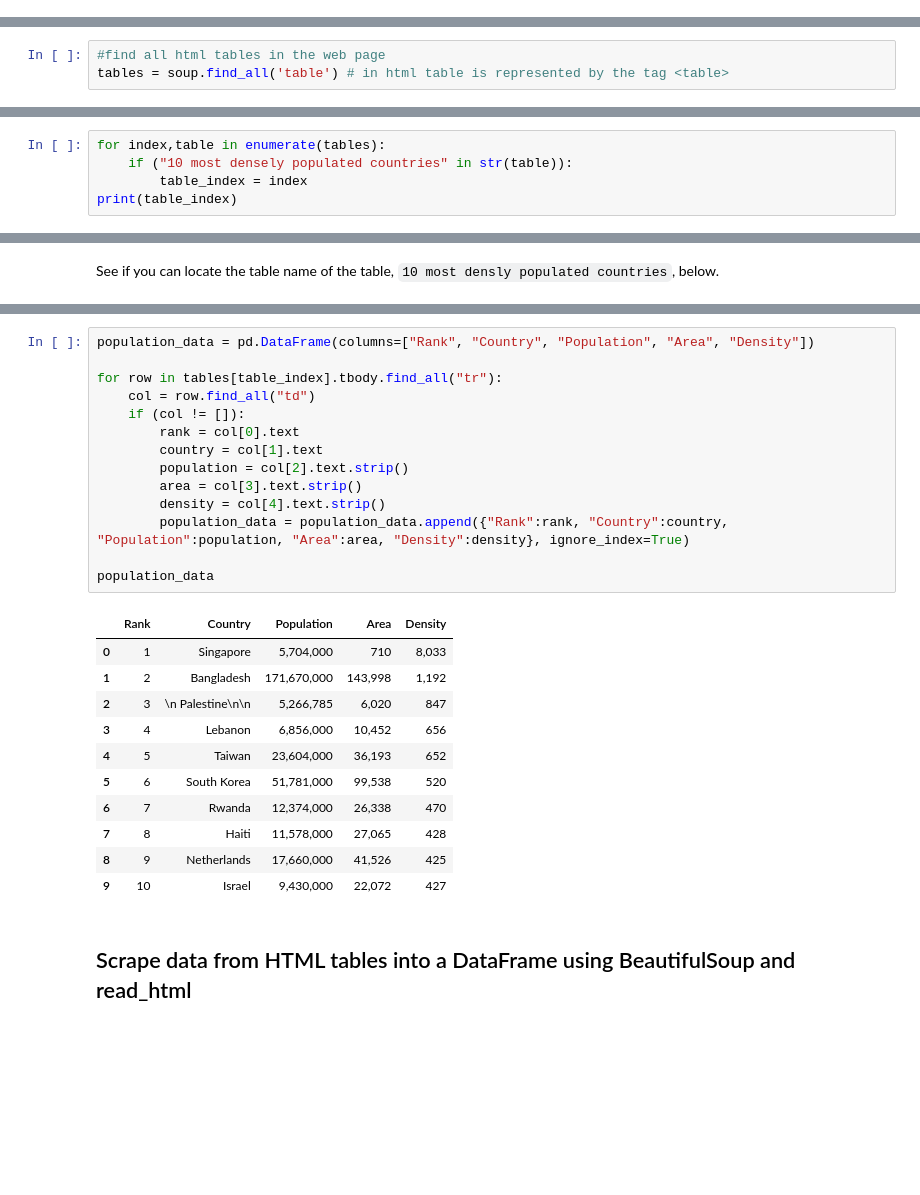
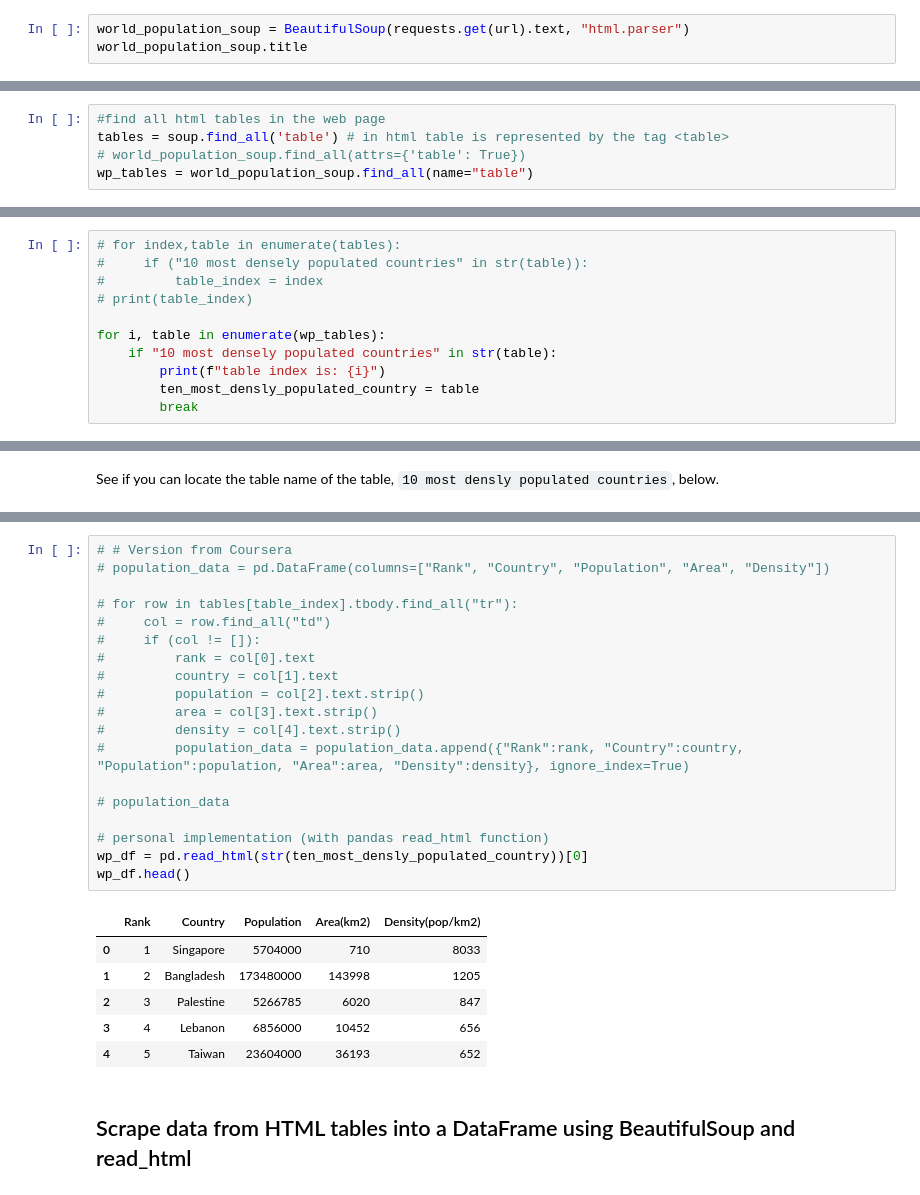
Before and after one commit to Madbubbl3/IBM-Data-Science-Professional-Certificate, a Jupyter notebook: Course 5 Python for Data Science/WebScraping_Review_Lab.ipynb, the cells around one changed output, grey strips where cells are left out. Drawn from its saved outputs; the diff is of its cells as text; blank space fills up the shorter version.

```diff
--- a/Course 5 Python for Data Science/WebScraping_Review_Lab.ipynb
+++ b/Course 5 Python for Data Science/WebScraping_Review_Lab.ipynb
@@ -658,3 +730,6 @@ Before proceeding to scrape a web site, you need to examine the contents, and th
 data  = requests.get(url).text
 # %%
 soup = BeautifulSoup(data,"html.parser")
+# %%
+world_population_soup = BeautifulSoup(requests.get(url).text, "html.parser")
+world_population_soup.title
@@ -661,6 +738,8 @@ soup = BeautifulSoup(data,"html.parser")
 # %%
 #find all html tables in the web page
 tables = soup.find_all('table') # in html table is represented by the tag <table>
+# world_population_soup.find_all(attrs={'table': True})
+wp_tables = world_population_soup.find_all(name="table")
 # %%
 # we can see how many tables were found by checking the length of the tables list
 len(tables)
@@ -669,8 +748,14 @@ len(tables)
 # %% [markdown]
 Assume that we are looking for the `10 most densly populated countries` table, we can look through the tables list and find the right one we are look for based on the data in each table or we can search for the table name if it is in the table but this option might not always work.
 # %%
-for index,table in enumerate(tables):
-    if ("10 most densely populated countries" in str(table)):
-        table_index = index
-print(table_index)
+# for index,table in enumerate(tables):
+#     if ("10 most densely populated countries" in str(table)):
+#         table_index = index
+# print(table_index)
+
+for i, table in enumerate(wp_tables):
+    if "10 most densely populated countries" in str(table):
+        print(f"table index is: {i}")
+        ten_most_densly_populated_country = table
+        break
 # %% [output]
@@ -698,31 +785,31 @@ print(tables[table_index].prettify())
  </tbody>
 </table>
 # %%
-population_data = pd.DataFrame(columns=["Rank", "Country", "Population", "Area", "Density"])
+# # Version from Coursera
+# population_data = pd.DataFrame(columns=["Rank", "Country", "Population", "Area", "Density"])
 
-for row in tables[table_index].tbody.find_all("tr"):
-    col = row.find_all("td")
-    if (col != []):
-        rank = col[0].text
-        country = col[1].text
-        population = col[2].text.strip()
-        area = col[3].text.strip()
-        density = col[4].text.strip()
-        population_data = population_data.append({"Rank":rank, "Country":country, "Population":population, "Area":area, "Density":density}, ignore_index=True)
+# for row in tables[table_index].tbody.find_all("tr"):
+#     col = row.find_all("td")
+#     if (col != []):
+#         rank = col[0].text
+#         country = col[1].text
+#         population = col[2].text.strip()
+#         area = col[3].text.strip()
+#         density = col[4].text.strip()
+#         population_data = population_data.append({"Rank":rank, "Country":country, "Population":population, "Area":area, "Density":density}, ignore_index=True)
 
-population_data
+# population_data
+
+# personal implementation (with pandas read_html function)
+wp_df = pd.read_html(str(ten_most_densly_populated_country))[0]
+wp_df.head()
 # %% [output]
-|  | Rank | Country | Population | Area | Density |
-| 0 | 1 | Singapore | 5,704,000 | 710 | 8,033 |
-| 1 | 2 | Bangladesh | 171,670,000 | 143,998 | 1,192 |
-| 2 | 3 | \n Palestine\n\n | 5,266,785 | 6,020 | 847 |
-| 3 | 4 | Lebanon | 6,856,000 | 10,452 | 656 |
-| 4 | 5 | Taiwan | 23,604,000 | 36,193 | 652 |
-| 5 | 6 | South Korea | 51,781,000 | 99,538 | 520 |
-| 6 | 7 | Rwanda | 12,374,000 | 26,338 | 470 |
-| 7 | 8 | Haiti | 11,578,000 | 27,065 | 428 |
-| 8 | 9 | Netherlands | 17,660,000 | 41,526 | 425 |
-| 9 | 10 | Israel | 9,430,000 | 22,072 | 427 |
+|  | Rank | Country | Population | Area(km2) | Density(pop/km2) |
+| 0 | 1 | Singapore | 5704000 | 710 | 8033 |
+| 1 | 2 | Bangladesh | 173480000 | 143998 | 1205 |
+| 2 | 3 | Palestine | 5266785 | 6020 | 847 |
+| 3 | 4 | Lebanon | 6856000 | 10452 | 656 |
+| 4 | 5 | Taiwan | 23604000 | 36193 | 652 |
 # %% [markdown]
 ## Scrape data from HTML tables into a DataFrame using BeautifulSoup and read_html
 # %% [markdown]
```
Also changed, not shown: parts of 48 cells of this notebook.
